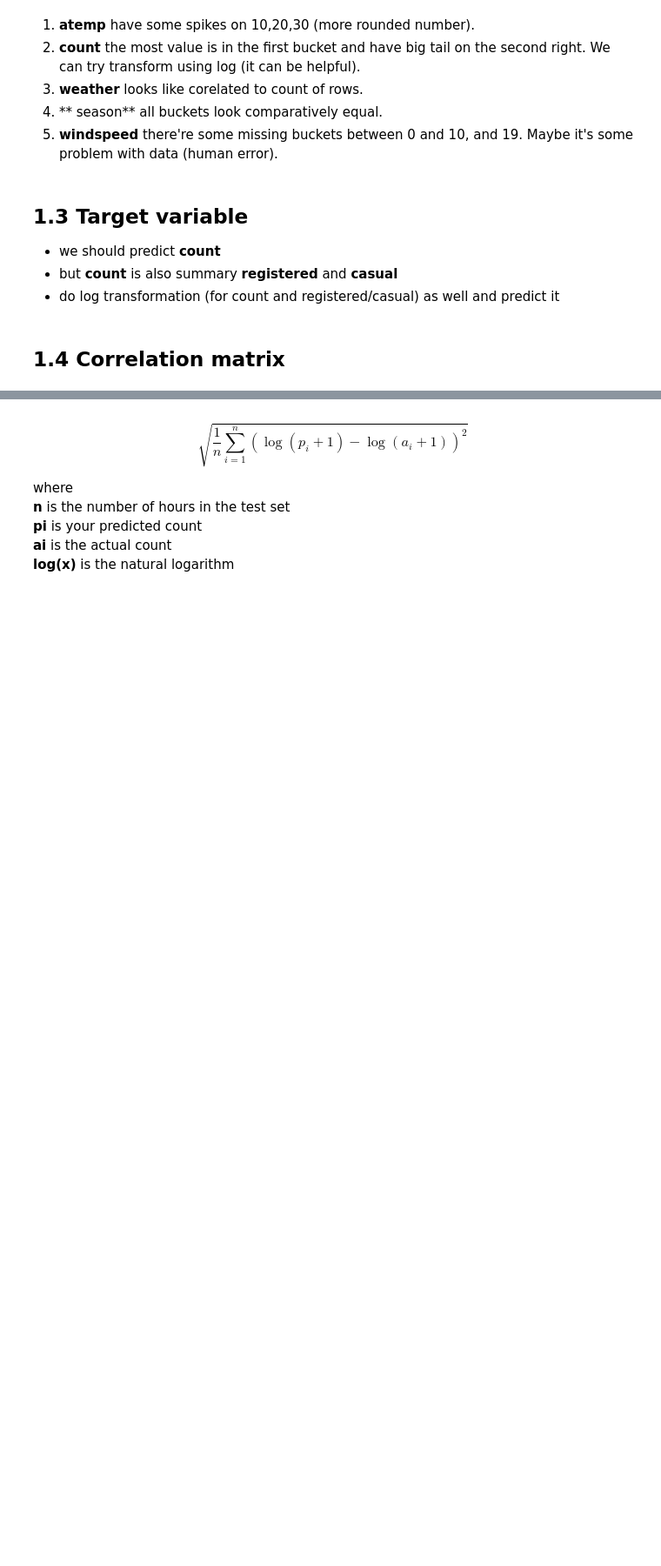
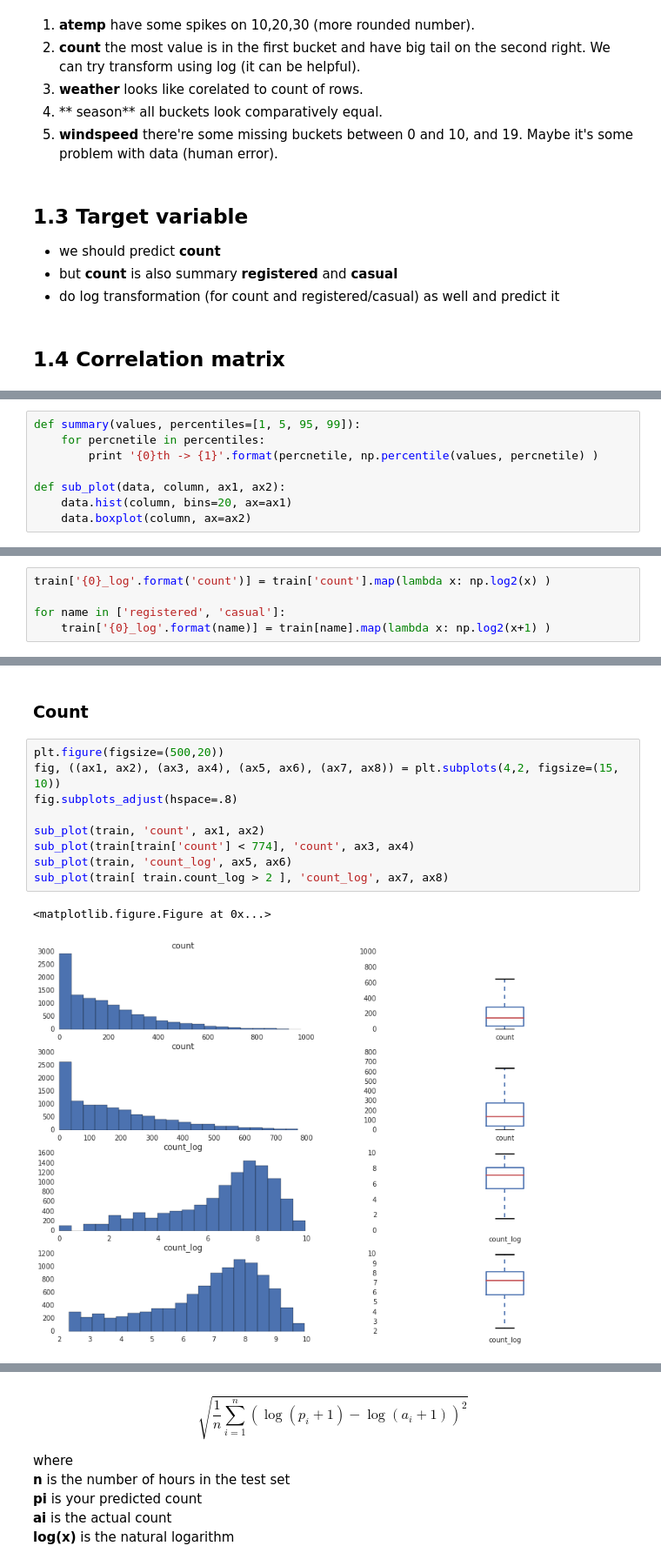
Before and after one commit to slon1024/lets-start-solve-problem-on-kaggle, a Jupyter notebook: bike-sharing-demand.ipynb, the cells around one changed output, grey strips where cells are left out. Shown: that part at 87% size. Saved outputs shown, nothing was run; the diff lists cells and outputs as text; blank space fills up the shorter version.

```diff
--- a/bike-sharing-demand.ipynb
+++ b/bike-sharing-demand.ipynb
@@ -170,0 +142,8 @@ ExtraTreesRegressor(bootstrap=False, criterion='mse', max_depth=None,
+# %%
+def summary(values, percentiles=[1, 5, 95, 99]):
+    for percnetile in percentiles:
+        print '{0}th -> {1}'.format(percnetile, np.percentile(values, percnetile) )
+
+def sub_plot(data, column, ax1, ax2):
+    data.hist(column, bins=20, ax=ax1)
+    data.boxplot(column, ax=ax2)
@@ -170,0 +178,5 @@ ExtraTreesRegressor(bootstrap=False, criterion='mse', max_depth=None,
+# %%
+train['{0}_log'.format('count')] = train['count'].map(lambda x: np.log2(x) )
+
+for name in ['registered', 'casual']:
+    train['{0}_log'.format(name)] = train[name].map(lambda x: np.log2(x+1) )
@@ -170,0 +210,14 @@ ExtraTreesRegressor(bootstrap=False, criterion='mse', max_depth=None,
+# %% [markdown]
+### Count
+# %%
+plt.figure(figsize=(500,20))
+fig, ((ax1, ax2), (ax3, ax4), (ax5, ax6), (ax7, ax8)) = plt.subplots(4,2, figsize=(15, 10))
+fig.subplots_adjust(hspace=.8)
+
+sub_plot(train, 'count', ax1, ax2)
+sub_plot(train[train['count'] < 774], 'count', ax3, ax4)
+sub_plot(train, 'count_log', ax5, ax6)
+sub_plot(train[ train.count_log > 2 ], 'count_log', ax7, ax8)
+# %% [output]
+<matplotlib.figure.Figure at 0x...>
+[figure, added]
```
Also changed, not shown: parts of 56 cells of this notebook.
